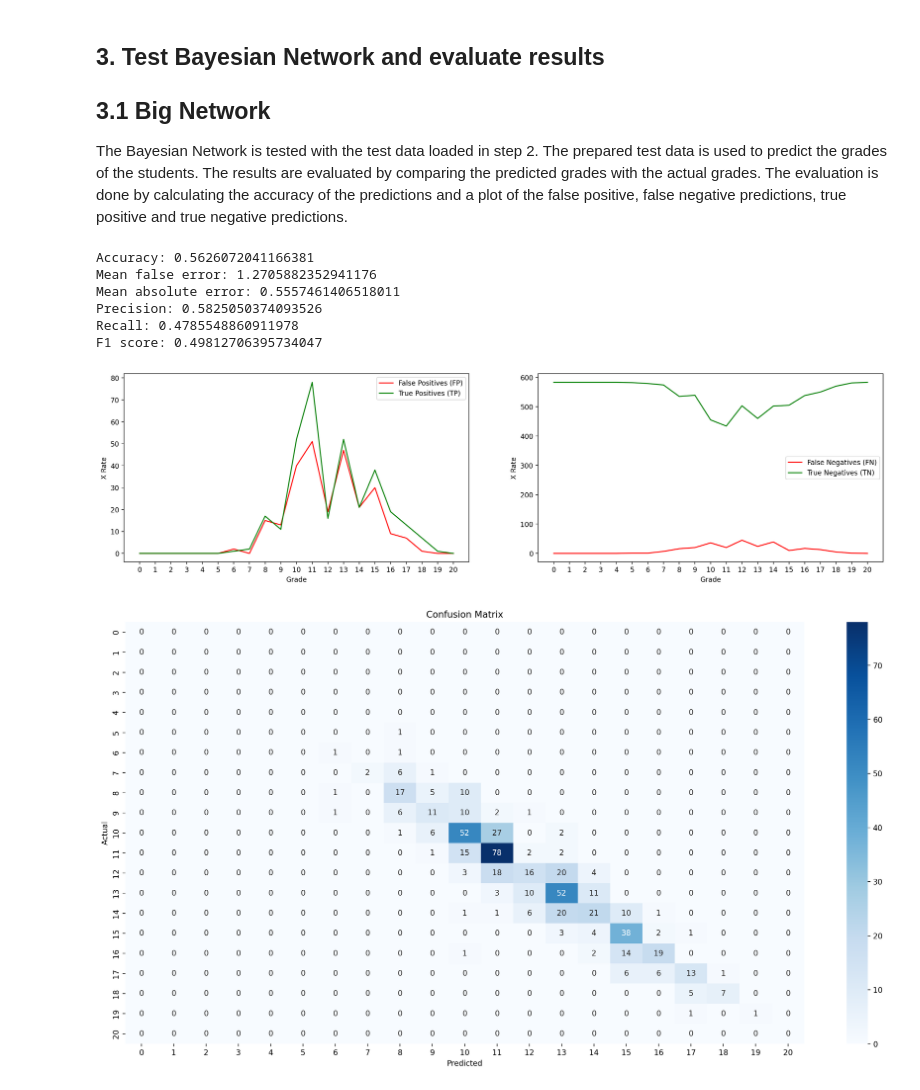
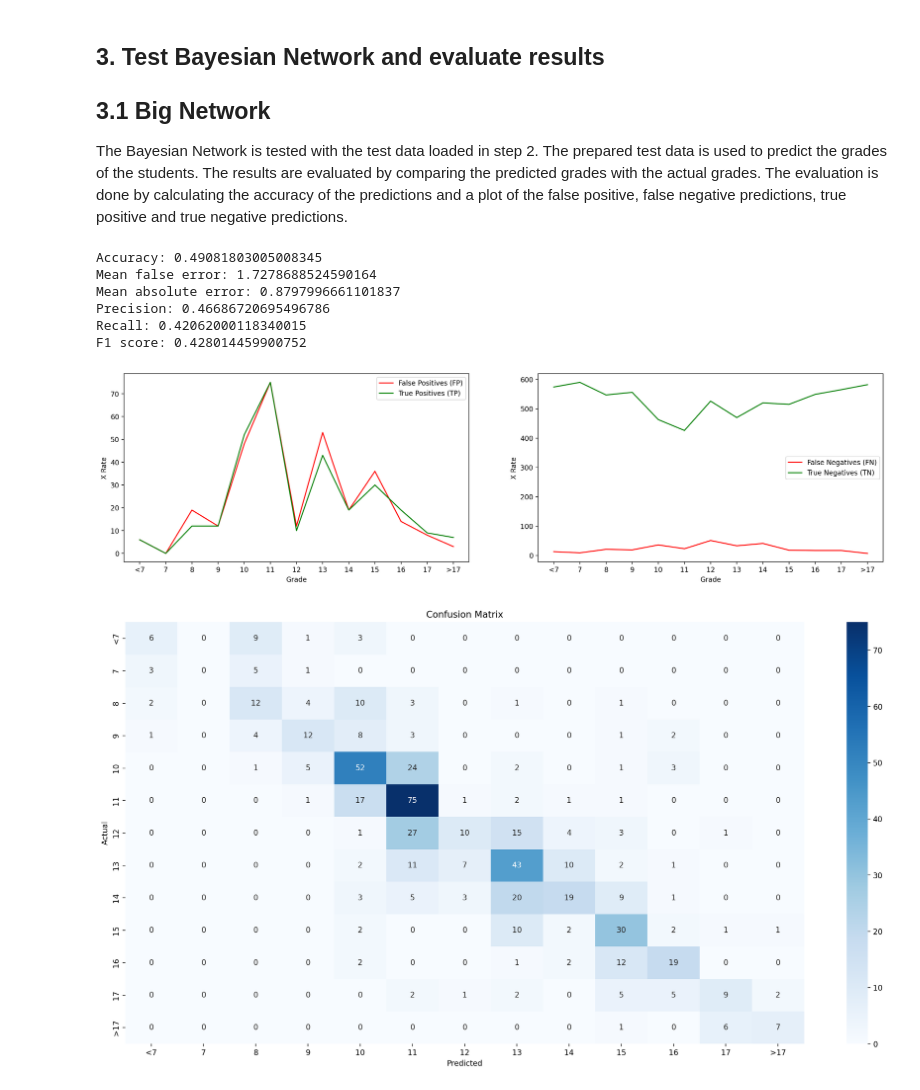
Before and after one commit to Super-T02/ki-bayesian-networks, a Jupyter notebook: src/model.ipynb, the cells around one changed output. Drawn from its saved outputs; the diff is of its cells as text; code cells hidden in the pictures.

```diff
--- a/src/model.ipynb
+++ b/src/model.ipynb
@@ -14,16 +14,14 @@ This section imports all needed libraries and sets the path to the data, number
 # %%
 %reset -f
 
-import numpy as np
 import pandas as pd
-import matplotlib.pyplot as plt
 
 from pgmpy.models import BayesianNetwork
 from sklearn.model_selection import train_test_split
 
 # Self-written modules for better code structure
-from framework import Framework
-from evaluation import Evaluation
+from helpers.evaluation import Evaluation
+from app.preprocessing import TunedPreprocessing, BinaryPreprocessing
 
 # Set matplotlib options
 %matplotlib inline
@@ -34,9 +32,10 @@ pd.set_option('display.max_columns', 500)
 
 # Constants
 DATA_PATH = "../data/"
+RESULT_PATH = "../data/results/"
 DOC_PATH = "../doc/"
 MODEL_PATH = "../models/"
-RANDOM_STATE = 12
+RANDOM_STATE = 1234
 SPLIT = 1
 NUMBER_CORES = 10 # !IMPORTANT: Set this to the number of cores of your machine for parallelization. It is recommended to use not all cores.
 # %% [markdown]
@@ -411,20 +426,19 @@ labels.to_csv(DATA_PATH + "label.csv", index=False)
 # %%
-predictions = pd.read_csv(DATA_PATH + "results.csv")
-labels = pd.read_csv(DATA_PATH + "label.csv")
+normal_result = pd.read_csv(RESULT_PATH + "normal_result.csv")
 
 # Evaluate results
-evaluation = Evaluation(labels['G3'], predictions.loc[:, 'G3'])
+evaluation = Evaluation(normal_result)
 evaluation.print_stats()
 evaluation.plot()
 evaluation.plot_confusion_matrix()
 # %% [output]
-Accuracy: 0.5626072041166381
-Mean false error: 1.2705882352941176
-Mean absolute error: 0.5557461406518011
-Precision: 0.5825050374093526
-Recall: 0.4785548860911978
-F1 score: 0.49812706395734047
+Accuracy: 0.49081803005008345
+Mean false error: 1.7278688524590164
+Mean absolute error: 0.8797996661101837
+Precision: 0.46686720695496786
+Recall: 0.42062000118340015
+F1 score: 0.428014459900752
-[figure, old version]
+[figure, new version]
-[figure, old version]
+[figure, new version]
 # %%
 # Create predictions
```
Also changed, not shown: parts of 12 cells of this notebook, 20 other files.
